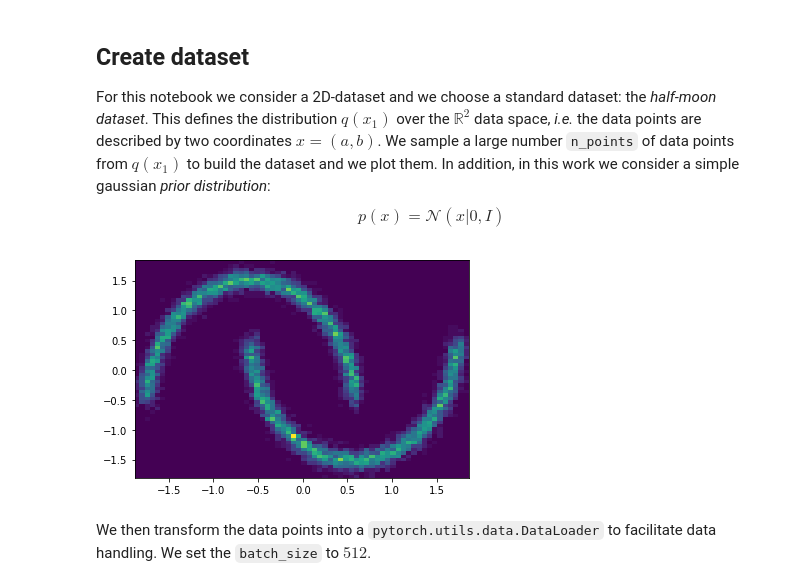
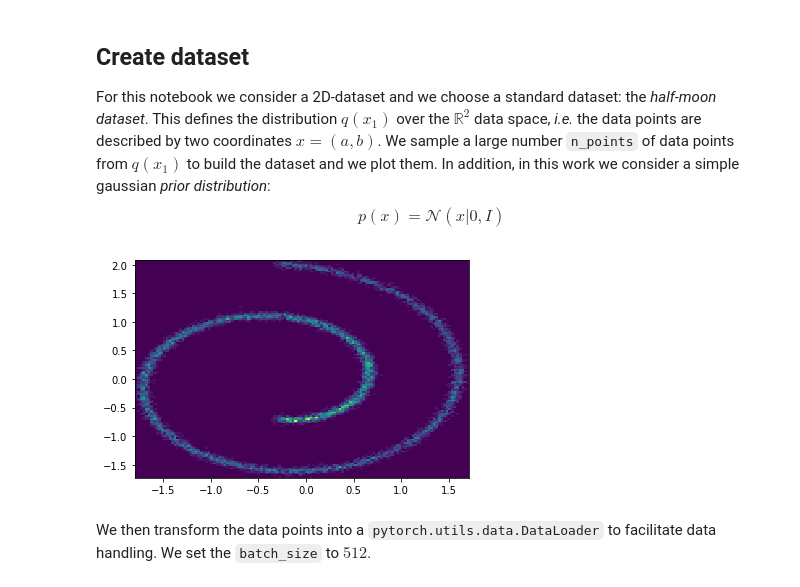
Before and after one commit to gle-bellier/flow-matching, a Jupyter notebook: Flow_Matching.ipynb, the cells around one changed output. Cells and saved outputs as stored; diff of their text form; code cells hidden in the pictures.

````diff
--- a/Flow_Matching.ipynb
+++ b/Flow_Matching.ipynb
@@ -259,16 +465,24 @@ $$
 p(x) = \mathcal{N}(x|0, I)
 $$
 # %%
+def get_data(dataset: str, n_points: int) -> np.ndarray:
+  if dataset == "moons":
+    data, _ = make_moons(n_points, noise=0.15)
+  elif dataset == "swiss":
+    data, _ = make_swiss_roll(n_points, noise=0.25)
+    data = data[:, [0, 2]] / 10.0
+  return StandardScaler().fit_transform(data)
+
+
 n_points = 10_000
-data, _ = make_moons(n_points, noise=0.05)
-# center dataset
-data = StandardScaler().fit_transform(data)
+DATASET = "swiss"
+data = get_data(DATASET, n_points)
 
 %matplotlib inline
-plt.hist2d(data[:, 0], data[:, 1], bins=64)
+plt.hist2d(data[:, 0], data[:, 1], bins=128)
 plt.show()
 # %% [output]
-[figure, old version]
+[figure, new version]
 # %% [markdown]
 We then transform the data points into a ```pytorch.utils.data.DataLoader``` to facilitate data handling. We set the ```batch_size``` to $512$.
 # %%
````
Also changed, not shown: parts of 38 cells of this notebook.
